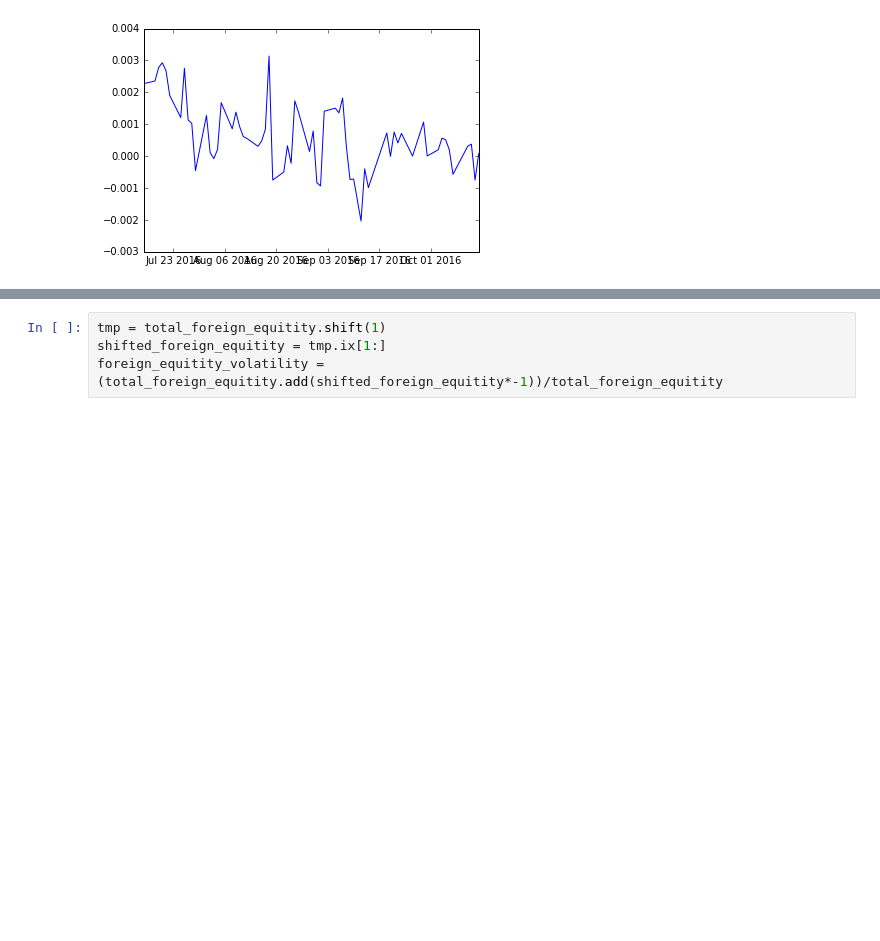
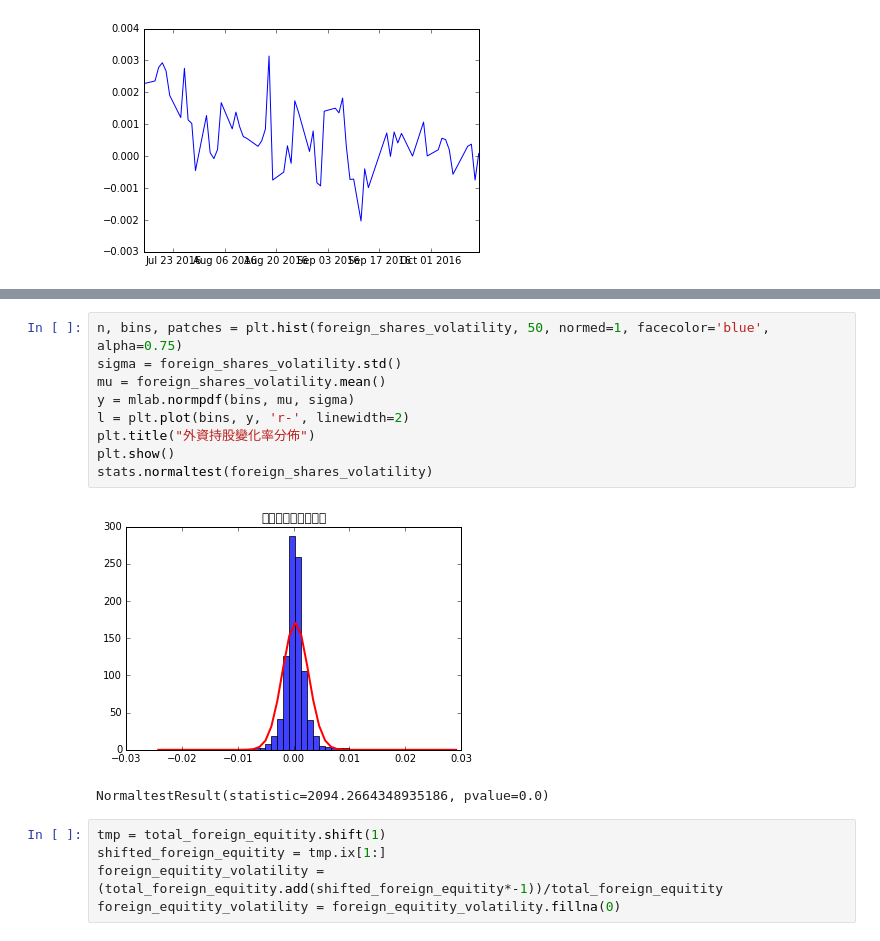
Before and after one commit to tastypotinc/twstock_research, a Jupyter notebook: Taiwanese stock foreign holdings.ipynb, the cells around one changed output, grey strips where cells are left out. Cells and saved outputs as stored; diff of their text form; blank space fills up the shorter version.

```diff
--- a/Taiwanese stock foreign holdings.ipynb
+++ b/Taiwanese stock foreign holdings.ipynb
@@ -117,7 +118,20 @@ NormaltestResult(statistic=332.64880366640091, pvalue=5.8375428028659975e-73)
+# %%
+n, bins, patches = plt.hist(foreign_shares_volatility, 50, normed=1, facecolor='blue', alpha=0.75)
+sigma = foreign_shares_volatility.std()
+mu = foreign_shares_volatility.mean()
+y = mlab.normpdf(bins, mu, sigma)
+l = plt.plot(bins, y, 'r-', linewidth=2)
+plt.title("外資持股變化率分佈")
+plt.show()
+stats.normaltest(foreign_shares_volatility)
+# %% [output]
+[figure, added]
+NormaltestResult(statistic=2094.2664348935186, pvalue=0.0)
 # %%
 tmp = total_foreign_equitity.shift(1)
 shifted_foreign_equitity = tmp.ix[1:]
 foreign_equitity_volatility = (total_foreign_equitity.add(shifted_foreign_equitity*-1))/total_foreign_equitity
+foreign_equitity_volatility = foreign_equitity_volatility.fillna(0)
 # %%
 import matplotlib.pyplot as plt
 plt.figure()
```
Also changed, not shown: parts of 6 cells of this notebook.
